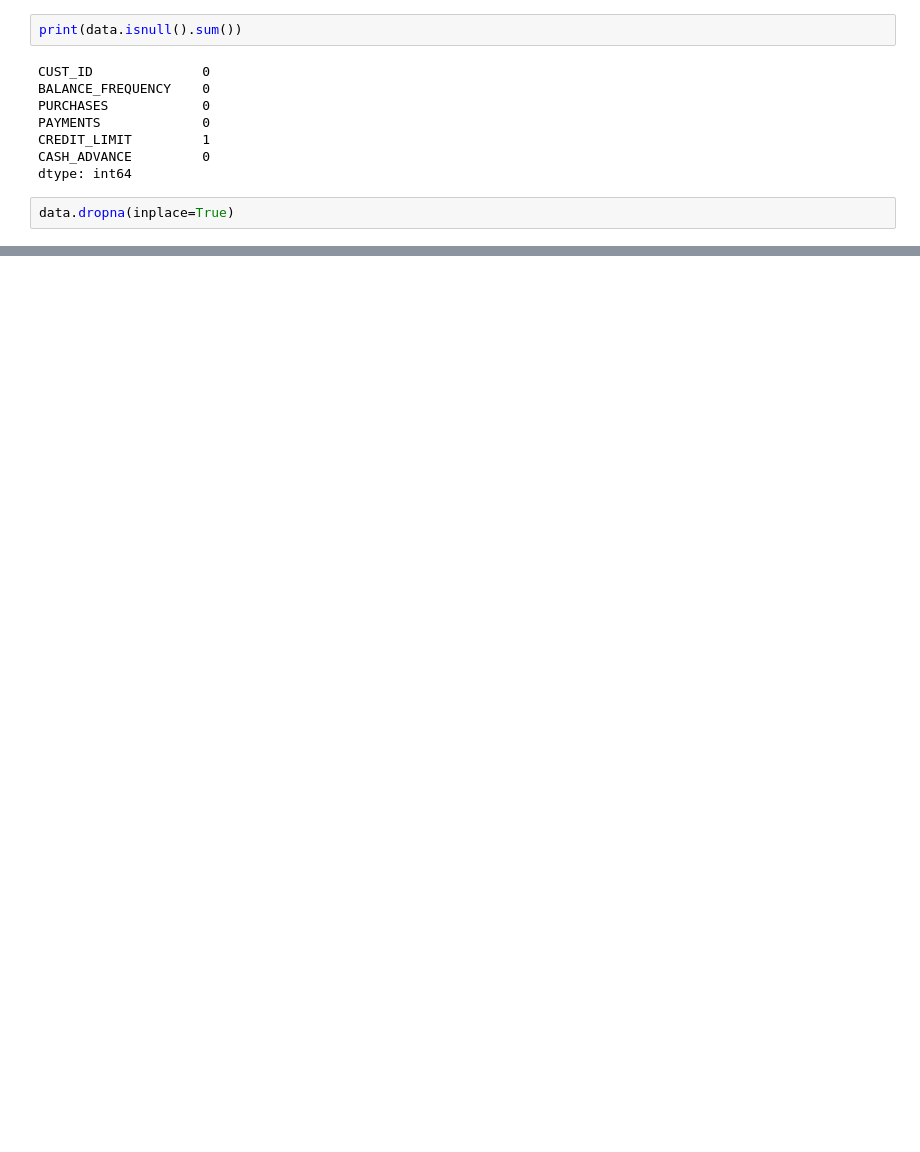
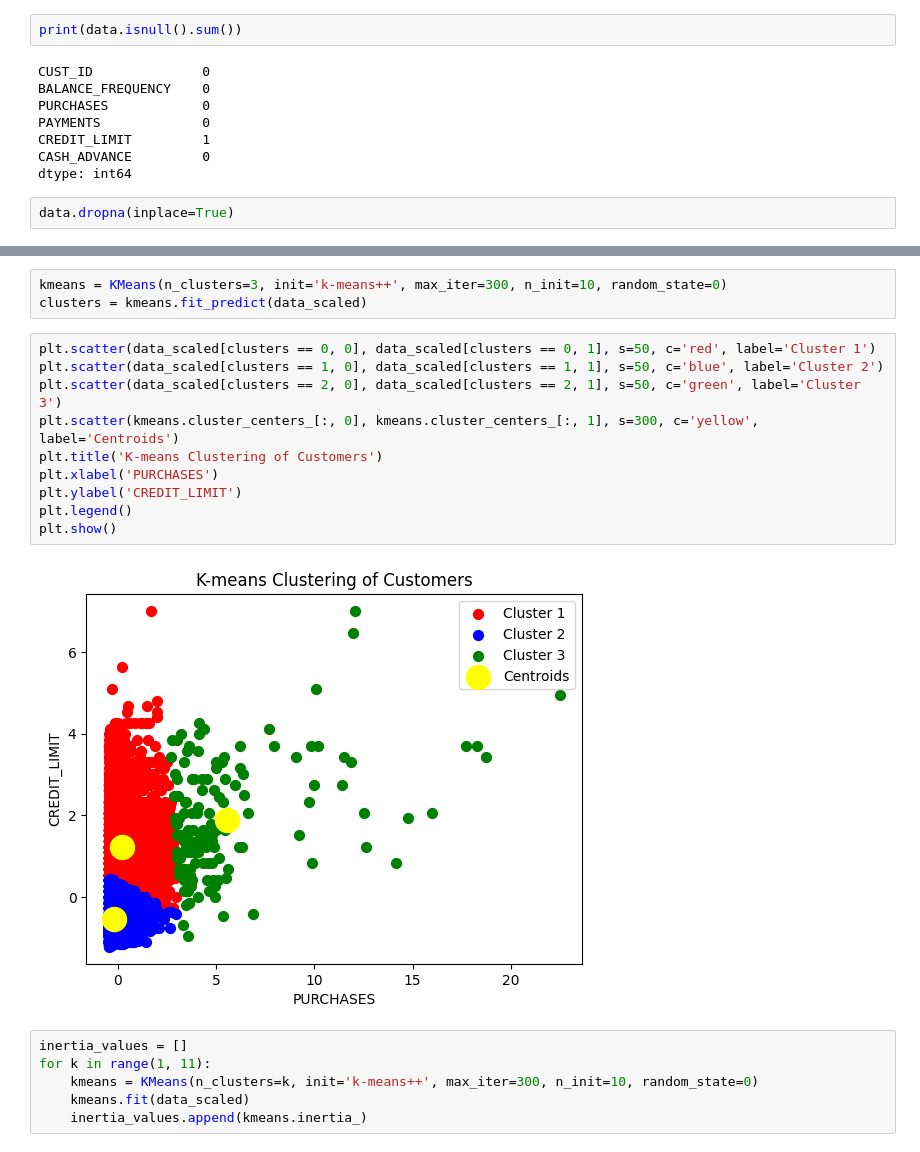
Before and after one commit to classical16/gomycode, a Jupyter notebook: unsupervised_learning_;_clustering.ipynb, the cells around one changed output, grey strips where cells are left out. Saved outputs shown, nothing was run; the diff lists cells and outputs as text; blank space fills up the shorter version.

```diff
--- a/unsupervised_learning_;_clustering.ipynb
+++ b/unsupervised_learning_;_clustering.ipynb
@@ -98,0 +154,21 @@ fig.show()
+# %%
+kmeans = KMeans(n_clusters=3, init='k-means++', max_iter=300, n_init=10, random_state=0)
+clusters = kmeans.fit_predict(data_scaled)
+# %%
+plt.scatter(data_scaled[clusters == 0, 0], data_scaled[clusters == 0, 1], s=50, c='red', label='Cluster 1')
+plt.scatter(data_scaled[clusters == 1, 0], data_scaled[clusters == 1, 1], s=50, c='blue', label='Cluster 2')
+plt.scatter(data_scaled[clusters == 2, 0], data_scaled[clusters == 2, 1], s=50, c='green', label='Cluster 3')
+plt.scatter(kmeans.cluster_centers_[:, 0], kmeans.cluster_centers_[:, 1], s=300, c='yellow', label='Centroids')
+plt.title('K-means Clustering of Customers')
+plt.xlabel('PURCHASES')
+plt.ylabel('CREDIT_LIMIT')
+plt.legend()
+plt.show()
+# %% [output]
+[figure, added]
+# %%
+inertia_values = []
+for k in range(1, 11):
+    kmeans = KMeans(n_clusters=k, init='k-means++', max_iter=300, n_init=10, random_state=0)
+    kmeans.fit(data_scaled)
+    inertia_values.append(kmeans.inertia_)
```
Also changed, not shown: parts of 32 cells of this notebook.
